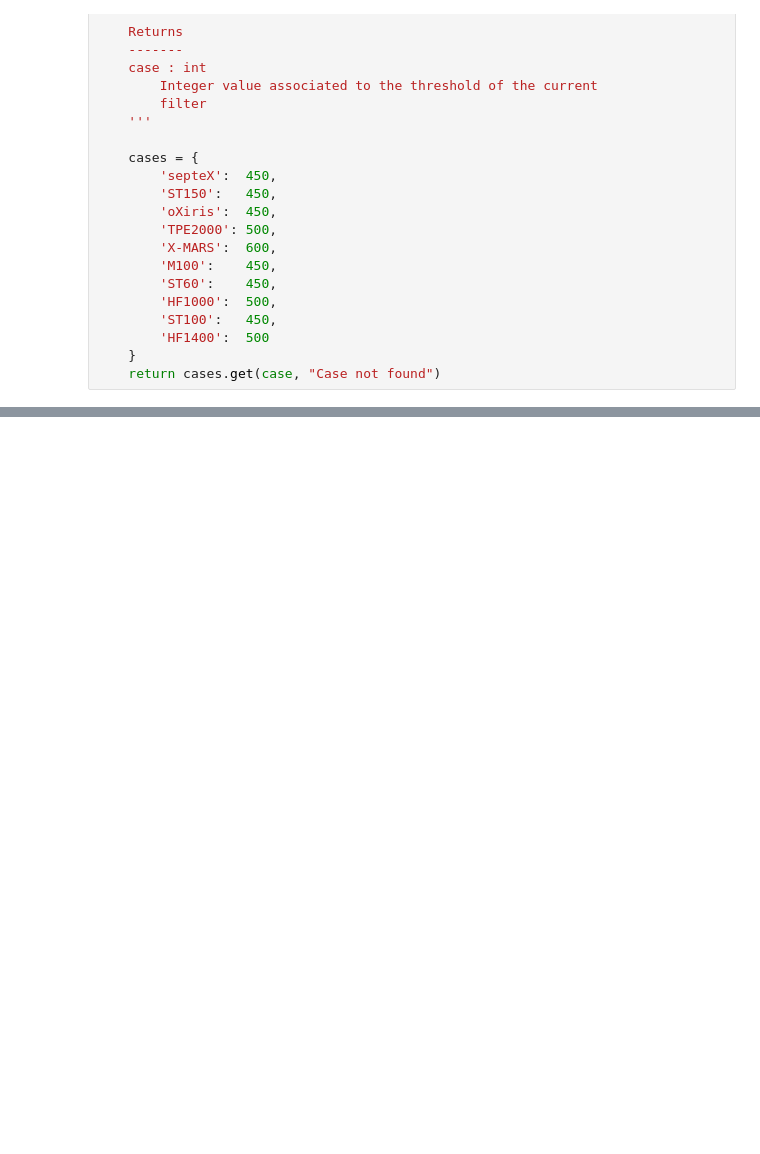
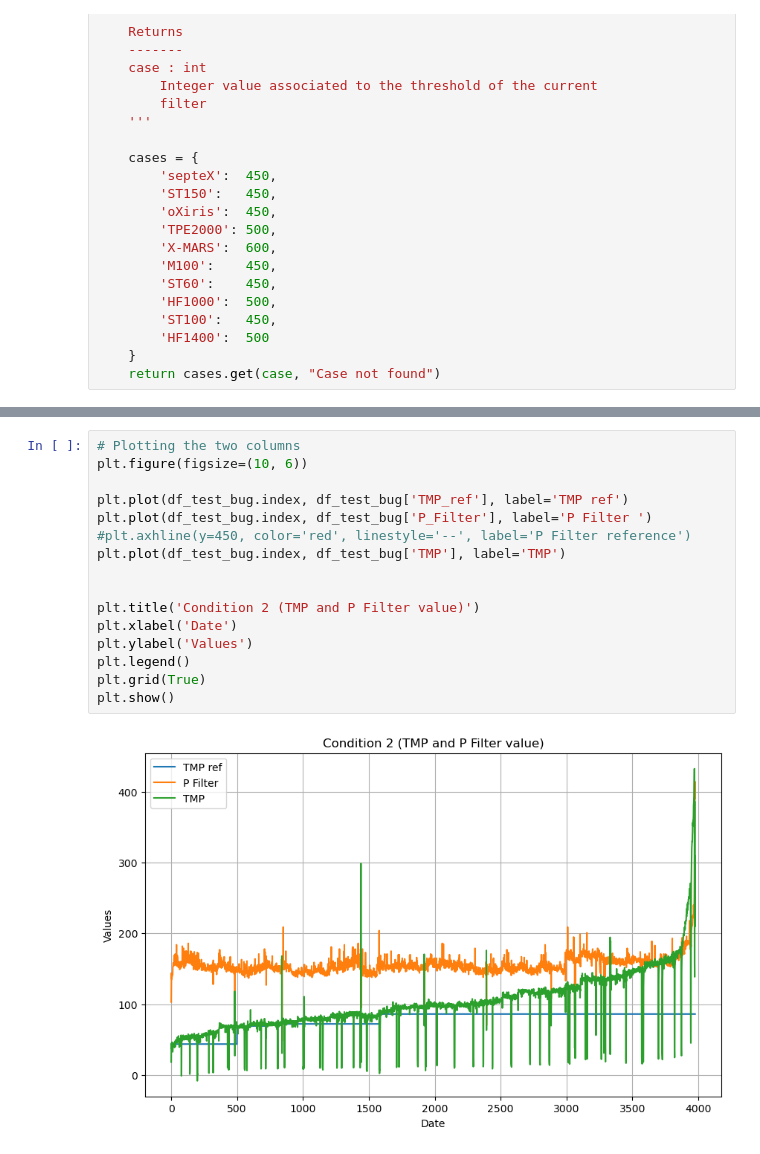
Before and after one commit to IamLuisAngelEscobar/UnivAQ, a Jupyter notebook: 02_Clotting_labeling.ipynb, the cells around one changed output, grey strips where cells are left out. Saved outputs shown, nothing was run; the diff lists cells and outputs as text; blank space fills up the shorter version.

```diff
--- a/02_Clotting_labeling.ipynb
+++ b/02_Clotting_labeling.ipynb
@@ -390,0 +493,18 @@ plt.show()
+# %%
+# Plotting the two columns
+plt.figure(figsize=(10, 6))
+
+plt.plot(df_test_bug.index, df_test_bug['TMP_ref'], label='TMP ref')
+plt.plot(df_test_bug.index, df_test_bug['P_Filter'], label='P Filter ')
+#plt.axhline(y=450, color='red', linestyle='--', label='P Filter reference')
+plt.plot(df_test_bug.index, df_test_bug['TMP'], label='TMP')
+
+
+plt.title('Condition 2 (TMP and P Filter value)')
+plt.xlabel('Date')
+plt.ylabel('Values')
+plt.legend()
+plt.grid(True)
+plt.show()
+# %% [output]
+[figure, added]
```
Also changed, not shown: parts of 44 cells of this notebook, 2 other files.
